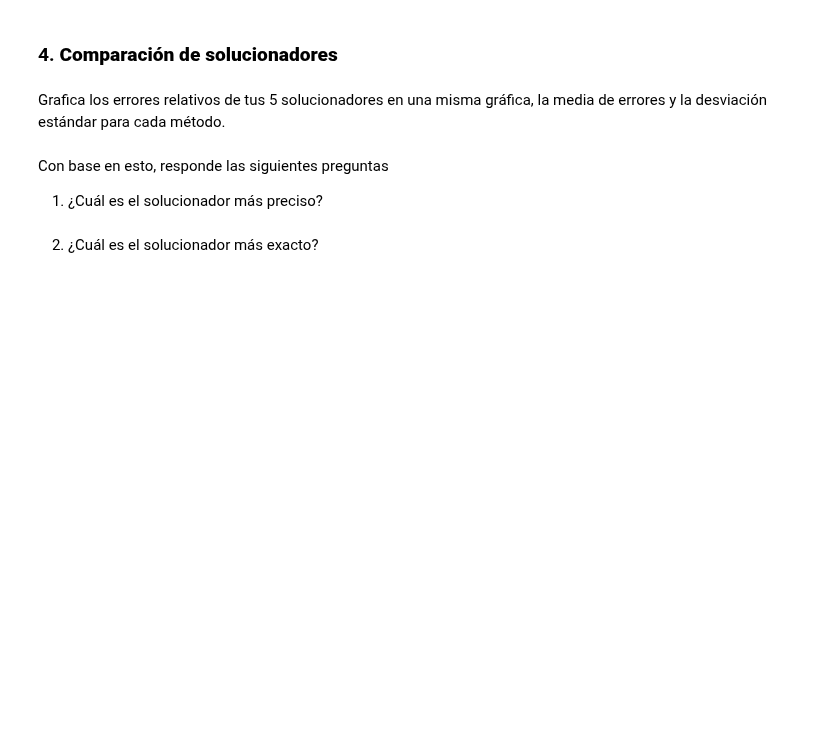
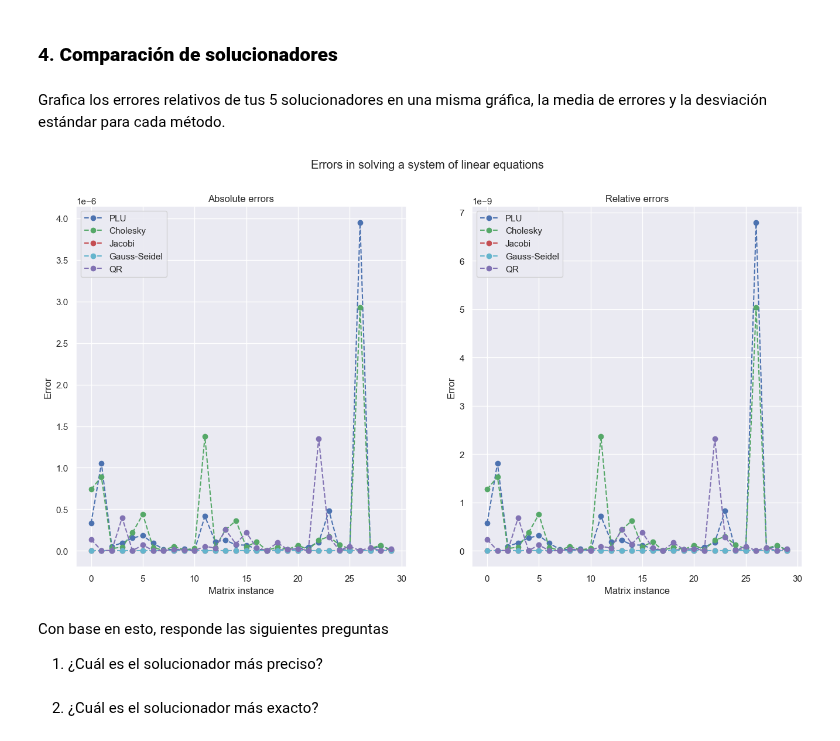
Before and after one commit to emilianodesu/LCD-5Sem-2025-1, a Jupyter notebook: MMCCD/Emiliano_Mendoza_T2.ipynb, the cells around one changed output. Cells and saved outputs as stored; diff of their text form; code cells hidden in the pictures; blank space fills up the shorter version.

```diff
--- a/MMCCD/Emiliano_Mendoza_T2.ipynb
+++ b/MMCCD/Emiliano_Mendoza_T2.ipynb
@@ -707,7 +707,6 @@ def solve_qr(A: np.ndarray, b: np.ndarray) -> np.ndarray:
 # %% [markdown]
 - Define $\mathbf{A}$, $\mathbf{x}$ y $\mathbf{b}$ de forma análoga a los ejercicios anteriores y encuentra la solución a la ecuación $\mathbf{Ax=b}$, utilizando tu solucionador con factorización QR.
 # %%
-scale = 10
 A = scale*np.random.rand(100,100)
 # x_s = np.array([[i+1 for i in range(100)]], dtype=float).T ### No need to redefine x_s
 b = A@x_s
@@ -755,8 +747,7 @@ abs_errors_qr = np.zeros(30)
 rel_errors_qr = np.zeros(30)
 # %%
 for i in range(30):
-    M = scale*np.random.rand(100,100)
-    A = M@M.T
+    A = scale*np.random.rand(100,100)
     b = A@x_s
     x_qr = solve_qr(A, b).flatten()
     abs_errors_qr[i] = abs_err(x_qr, x_s.flatten())
@@ -782,6 +773,31 @@ plt.show()
 ### 4. **Comparación de solucionadores**
 # %% [markdown]
 Grafica los errores relativos de tus 5 solucionadores en una misma gráfica, la media de errores y la desviación estándar para cada método.
+# %%
+# Plot errors
+fig, axs = plt.subplots(1, 2, figsize=(16, 8))
+fig.suptitle('Errors in solving a system of linear equations')
+axs[0].plot(range(30), abs_errors_plu, 'b--o', label='PLU')
+axs[0].plot(range(30), abs_errors_cholesky, 'g--o', label='Cholesky')
+axs[0].plot(range(30), abs_errors_jacobi, 'r--o', label='Jacobi')
+axs[0].plot(range(30), abs_errors_gs, 'c--o', label='Gauss-Seidel')
+axs[0].plot(range(30), abs_errors_qr, 'm--o', label='QR')
+axs[0].set_title('Absolute errors')
+axs[0].set_xlabel('Matrix instance')
+axs[0].set_ylabel('Error')
+axs[0].legend()
+axs[1].plot(range(30), rel_errors_plu, 'b--o', label='PLU')
+axs[1].plot(range(30), rel_errors_cholesky, 'g--o', label='Cholesky')
+axs[1].plot(range(30), rel_errors_jacobi, 'r--o', label='Jacobi')
+axs[1].plot(range(30), rel_errors_gs, 'c--o', label='Gauss-Seidel')
+axs[1].plot(range(30), rel_errors_qr, 'm--o', label='QR')
+axs[1].set_title('Relative errors')
+axs[1].set_xlabel('Matrix instance')
+axs[1].set_ylabel('Error')
+axs[1].legend()
+plt.show()
+# %% [output]
+[figure, added]
 # %% [markdown]
 Con base en esto, responde las siguientes preguntas
 
```
Also changed, not shown: parts of 15 cells of this notebook.
